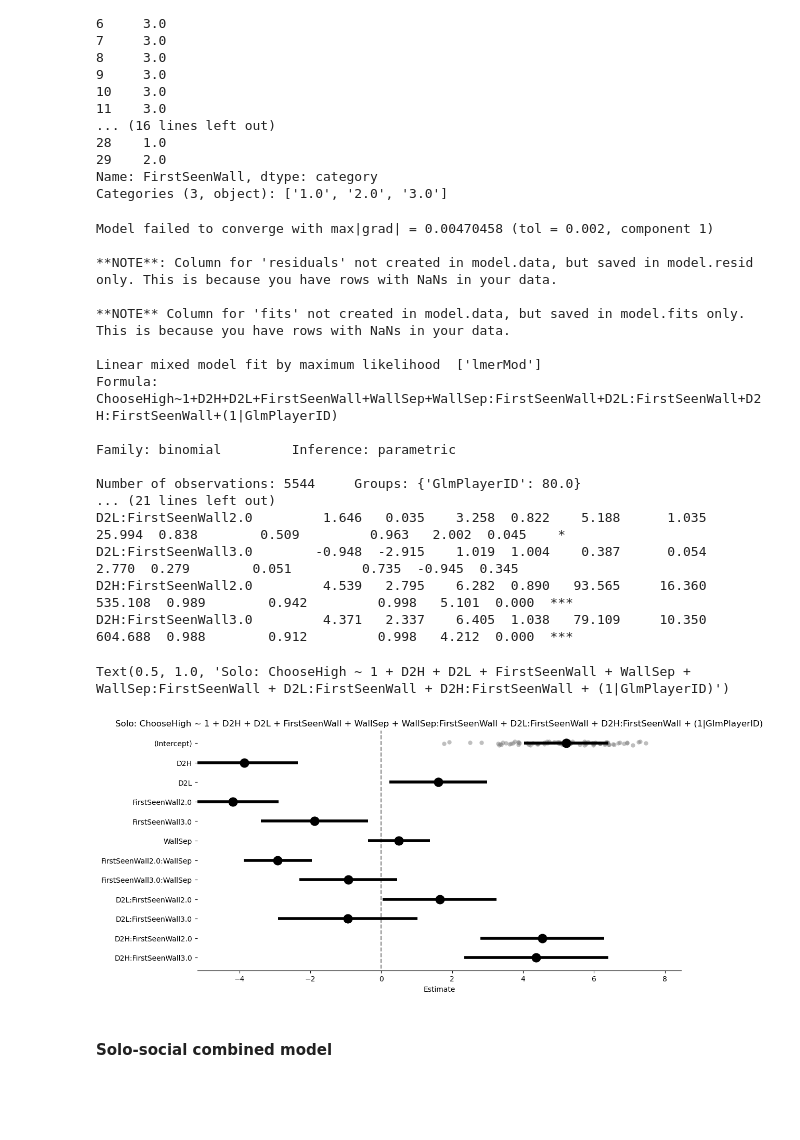
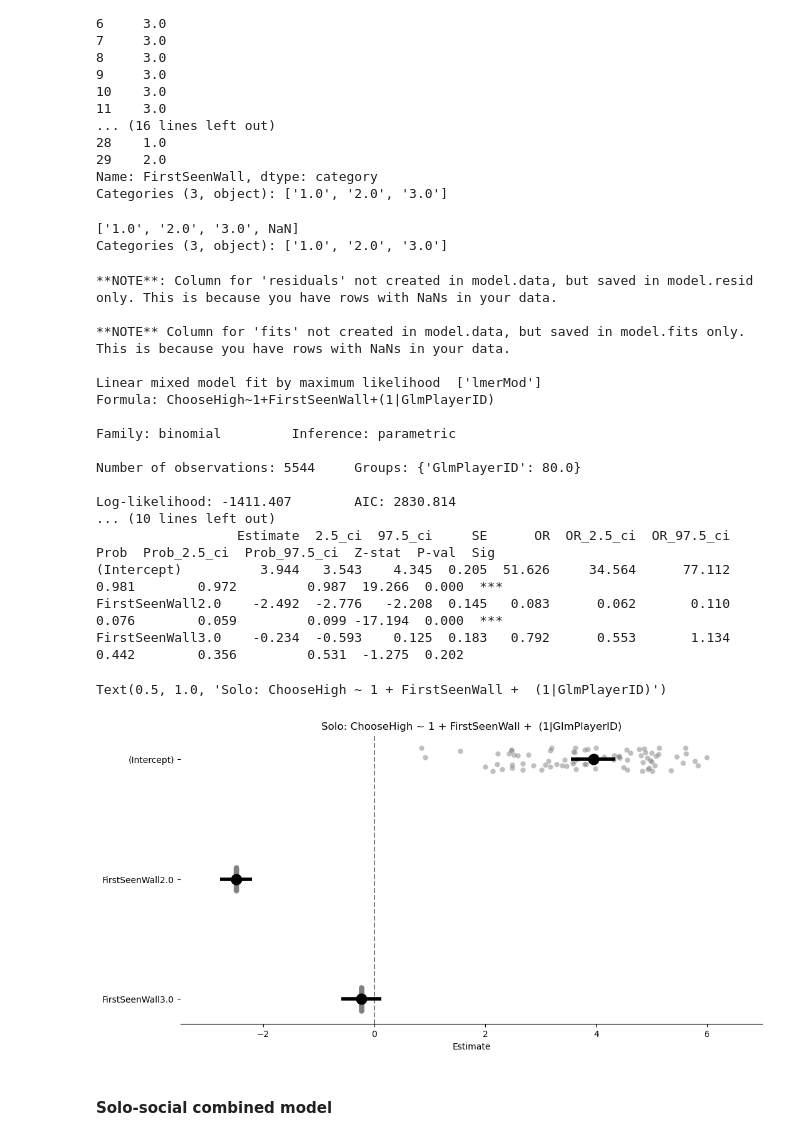
Before and after one commit to tomhagley6/octagon_analysis, a Jupyter notebook: sandbox/glm/GLM_sandbox4.ipynb, the cells around one changed output. Cells and saved outputs as stored; diff of their text form; code cells hidden in the pictures; blank space fills up the shorter version.

```diff
--- a/sandbox/glm/GLM_sandbox4.ipynb
+++ b/sandbox/glm/GLM_sandbox4.ipynb
@@ -541,45 +539,50 @@ glm_df_solo['FirstSeenWall'].head(30)
 29    2.0
 Name: FirstSeenWall, dtype: category
 Categories (3, object): ['1.0', '2.0', '3.0']
+# %%
+glm_df_solo['FirstSeenWall'].unique()
+# %% [output]
+['1.0', '2.0', '3.0', NaN]
+Categories (3, object): ['1.0', '2.0', '3.0']
 # %%
 from pymer4.models import Lmer
 
 # define model formula
-# model_formula = 'ChooseHigh ~ 1 + D2H + D2L + FirstSeenWall + WallSep + (1|GlmPlayerID)'
-model_formula = 'ChooseHigh ~ 1 + D2H + D2L + FirstSeenWall + WallSep + WallSep:FirstSeenWall + (1|GlmPlayerID)'
-model_formula = 'ChooseHigh ~ 1 + D2H + D2L + FirstSeenWall + WallSep + WallSep:FirstSeenWall + D2L:FirstSeenWall + D2H:FirstSeenWall + (1|GlmPlayerID)'
+model_formula = 'ChooseHigh ~ 1 + FirstSeenWall +  (1|GlmPlayerID)'
+# model_formula = 'ChooseHigh ~ 1 + D2H + D2L + FirstSeenWall + WallSep + WallSep:FirstSeenWall + (1|GlmPlayerID)'
+# model_formula = 'ChooseHigh ~ 1 + D2H + D2L + FirstSeenWall + WallSep + WallSep:FirstSeenWall + D2L:FirstSeenWall + D2H:FirstSeenWall + (1|GlmPlayerID)'
 
 
 # fit the model
 model = Lmer(model_formula, data=glm_df_solo, family='binomial')
 results=model.fit(
-    # control="optimizer='bobyqa', optCtrl=list(maxfun=10000)"
+    control="optimizer='bobyqa', optCtrl=list(maxfun=10000)"
 )
 
 # display model results
 print(results)
 ax = model.plot_summary()
 ax.set_title("Solo: " + model_formula)
 # %% [output]
-Model failed to converge with max|grad| = 0.00470458 (tol = 0.002, component 1)
-
 **NOTE**: Column for 'residuals' not created in model.data, but saved in model.resid only. This is because you have rows with NaNs in your data.
 
 **NOTE** Column for 'fits' not created in model.data, but saved in model.fits only. This is because you have rows with NaNs in your data.
 
 Linear mixed model fit by maximum likelihood  ['lmerMod']
-Formula: ChooseHigh~1+D2H+D2L+FirstSeenWall+WallSep+WallSep:FirstSeenWall+D2L:FirstSeenWall+D2H:FirstSeenWall+(1|GlmPlayerID)
+Formula: ChooseHigh~1+FirstSeenWall+(1|GlmPlayerID)
 
 Family: binomial         Inference: parametric
 
 Number of observations: 5544     Groups: {'GlmPlayerID': 80.0}
-... (21 lines left out)
-D2L:FirstSeenWall2.0         1.646   0.035    3.258  0.822    5.188      1.035      25.994  0.838        0.509         0.963   2.002  0.045    *
-D2L:FirstSeenWall3.0        -0.948  -2.915    1.019  1.004    0.387      0.054       2.770  0.279        0.051         0.735  -0.945  0.345
-D2H:FirstSeenWall2.0         4.539   2.795    6.282  0.890   93.565     16.360     535.108  0.989        0.942         0.998   5.101  0.000  ***
-D2H:FirstSeenWall3.0         4.371   2.337    6.405  1.038   79.109     10.350     604.688  0.988        0.912         0.998   4.212  0.000  ***
+
+Log-likelihood: -1411.407        AIC: 2830.814
+... (10 lines left out)
+                  Estimate  2.5_ci  97.5_ci     SE      OR  OR_2.5_ci  OR_97.5_ci   Prob  Prob_2.5_ci  Prob_97.5_ci  Z-stat  P-val  Sig
+(Intercept)          3.944   3.543    4.345  0.205  51.626     34.564      77.112  0.981        0.972         0.987  19.266  0.000  ***
+FirstSeenWall2.0    -2.492  -2.776   -2.208  0.145   0.083      0.062       0.110  0.076        0.059         0.099 -17.194  0.000  ***
+FirstSeenWall3.0    -0.234  -0.593    0.125  0.183   0.792      0.553       1.134  0.442        0.356         0.531  -1.275  0.202
-Text(0.5, 1.0, 'Solo: ChooseHigh ~ 1 + D2H + D2L + FirstSeenWall + WallSep + WallSep:FirstSeenWall + D2L:FirstSeenWall + D2H:FirstSeenWall + (1|GlmPlayerID)')
+Text(0.5, 1.0, 'Solo: ChooseHigh ~ 1 + FirstSeenWall +  (1|GlmPlayerID)')
-[figure, old version]
+[figure, new version]
 # %% [markdown]
 #### Solo-social combined model
 # %%
```
Also changed, not shown: parts of 1 cell of this notebook, 34 other files.
